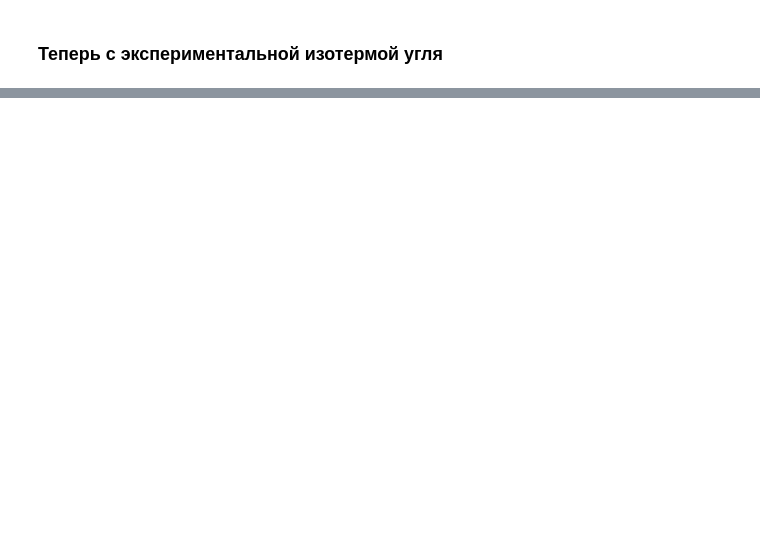
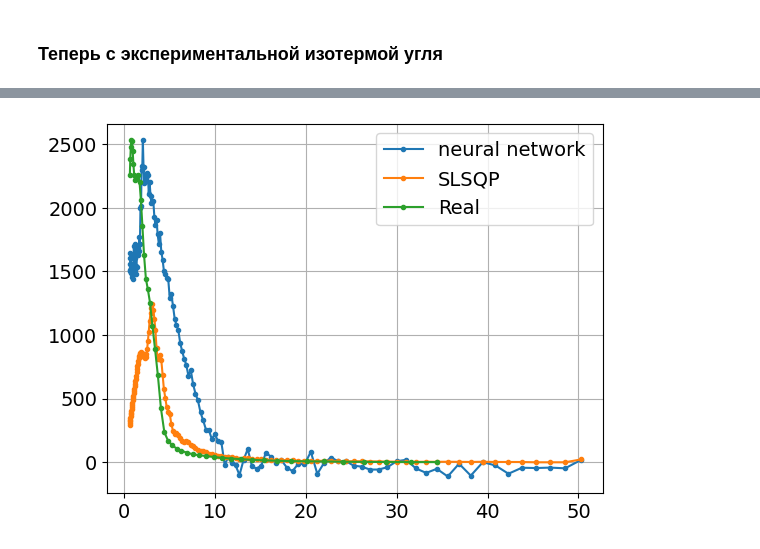
Before and after one commit to IDAnton/Isotherm, a Jupyter notebook: inverse problem.ipynb, the cells around one changed output, grey strips where cells are left out. Saved outputs shown, nothing was run; the diff lists cells and outputs as text; code cells hidden in the pictures; blank space fills up the shorter version.

Commit message:
neural

```diff
--- a/inverse problem.ipynb
+++ b/inverse problem.ipynb
@@ -126,0 +133,8 @@ plot()
+# %%
+# импортируем модель
+import keras
+model = keras.models.load_model('data/models/carbon2.keras')
+# %%
+scale = max(n_s_exp)
+fit3_exp = model.predict(np.array([n_s_exp/scale]))
+scale_res = max(real_distr[4]) / max(fit3_exp.T)
@@ -126,0 +143,8 @@ plot()
+# %%
+plt.plot(pore_widths, fit3_exp.T*scale_res, marker=".", label="neural network")
+plt.plot(pore_widths, fit1_exp.x, marker=".", label="SLSQP")
+plt.plot(real_distr[0], real_distr[4], marker=".", label="Real")
+#plt.yscale("log")
+plot()
+# %% [output]
+[figure, added]
```
Also changed, not shown: parts of 16 cells of this notebook, 4 other files.
